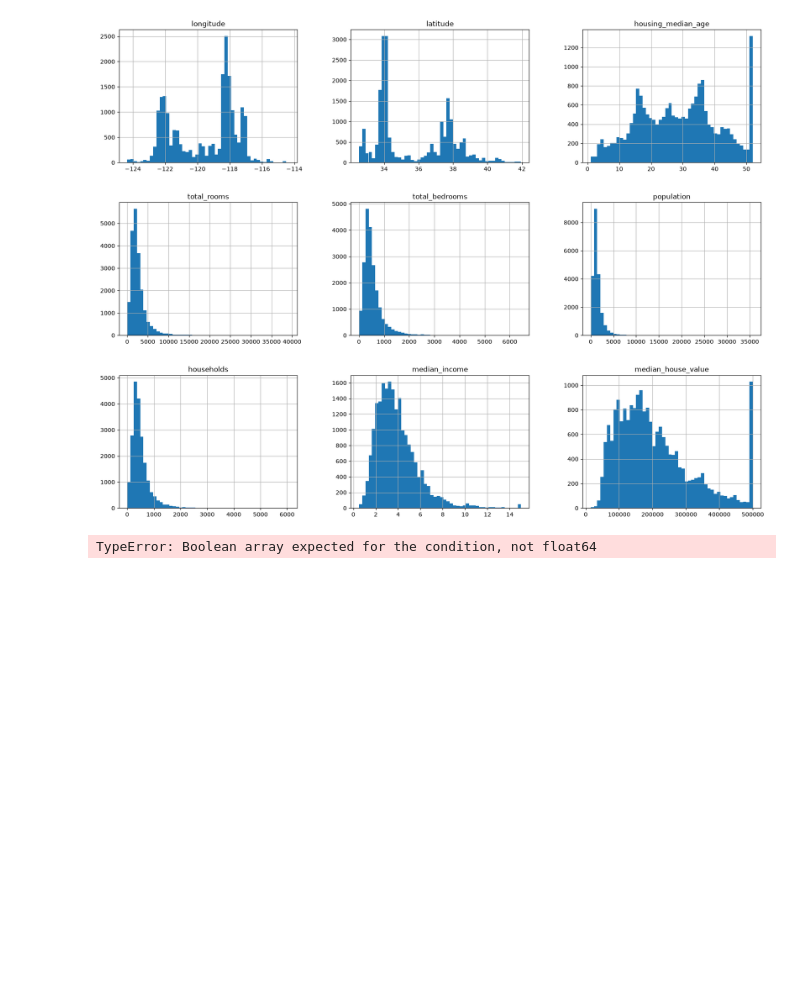
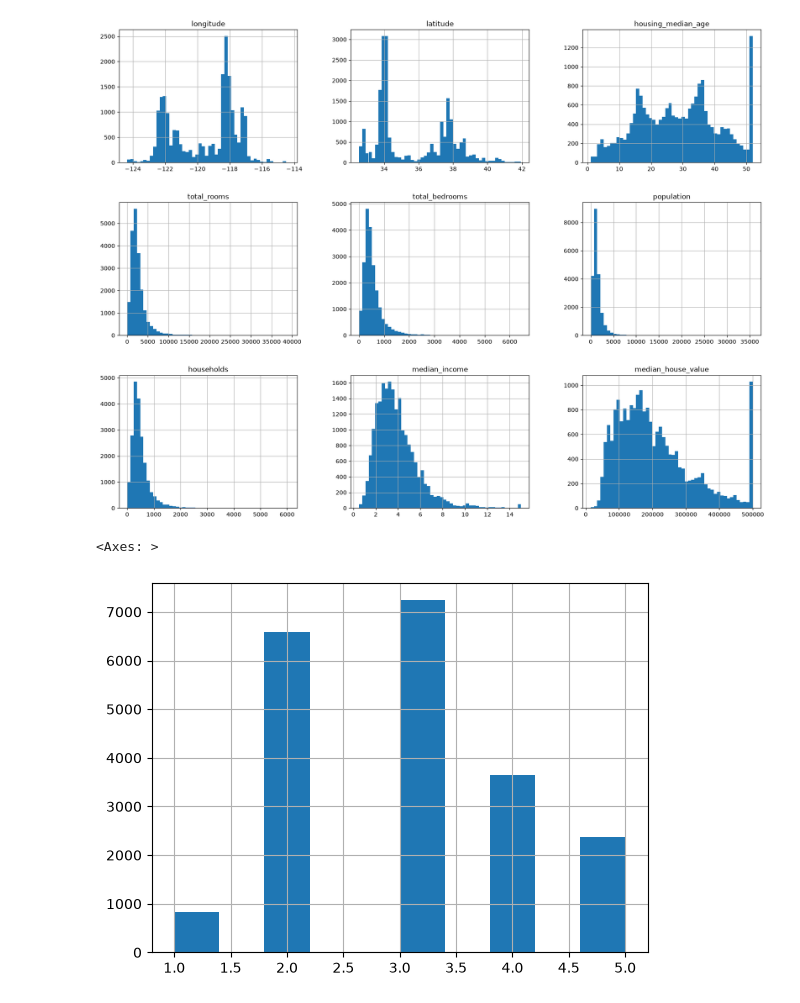
Before and after one commit to gjcdanijel/geron-ml, a Jupyter notebook: Housing.ipynb, the cells around one changed output. Cells and saved outputs as stored; diff of their text form; code cells hidden in the pictures; blank space fills up the shorter version.

```diff
--- a/Housing.ipynb
+++ b/Housing.ipynb
@@ -46,5 +26,11 @@ def split_train_test_by_id(data, test_ratio, id_column):
-# %%
-housing_with_id = housing.reset_index()
-train_set, test_set = split_train_test_by_id(housing_with_id, 0.2, "index")
-# %% [output]
-TypeError: Boolean array expected for the condition, not float64
+# %%
+import numpy as np
+
+# bin income into categories for stratified sampling
+housing["income_cat"] = pd.cut(housing["median_income"],
+                              bins=[0., 1.5, 3.0, 4.5, 6., np.inf],
+                              labels=[1, 2, 3, 4, 5])
+housing["income_cat"].hist()
+# %% [output]
+<Axes: >
+[figure, added]
```
Also changed, not shown: parts of 7 cells of this notebook.
